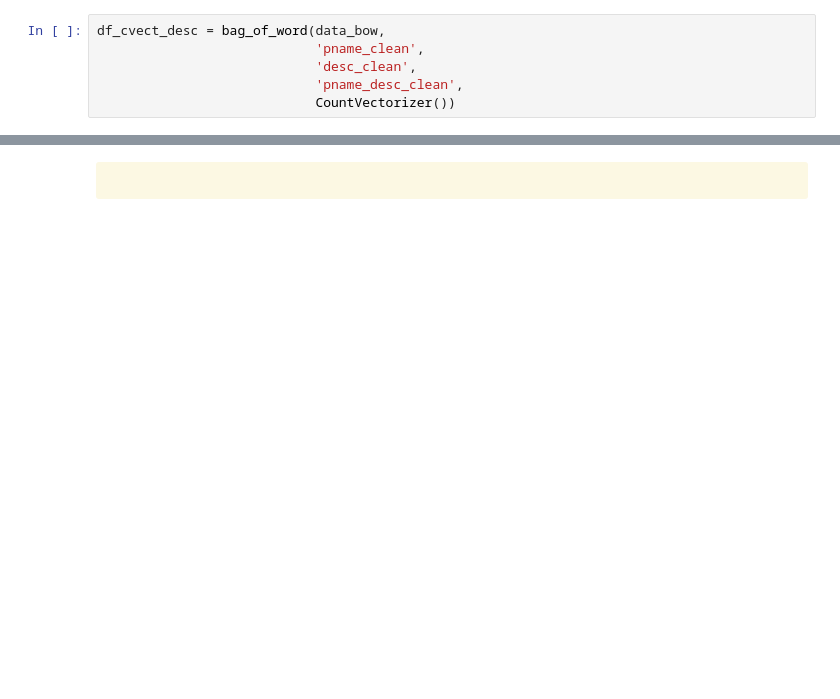
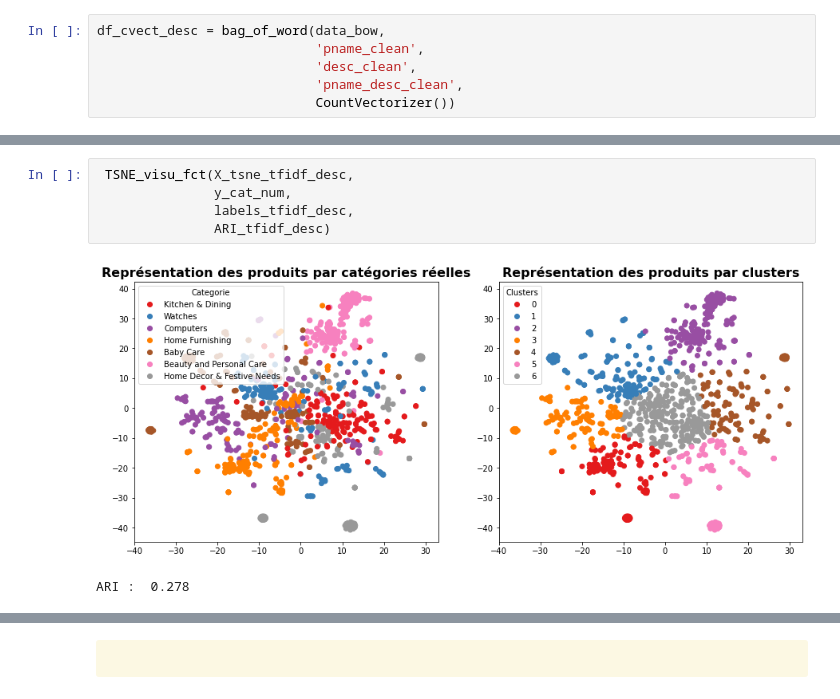
Before and after one commit to Milie-Mimi/OC_DS_Project6, a Jupyter notebook: GROSCHENE_Emilie_1_notebook_012023.ipynb, the cells around one changed output, grey strips where cells are left out. Drawn from its saved outputs; the diff is of its cells as text; blank space fills up the shorter version.

```diff
--- a/GROSCHENE_Emilie_1_notebook_012023.ipynb
+++ b/GROSCHENE_Emilie_1_notebook_012023.ipynb
@@ -1623,0 +1677,8 @@ poids=frequence du n-gram × idf(n-gramme)
+# %%
+ TSNE_visu_fct(X_tsne_tfidf_desc,
+               y_cat_num,
+               labels_tfidf_desc,
+               ARI_tfidf_desc)
+# %% [output]
+[figure, added]
+ARI :  0.278
```
Also changed, not shown: parts of 63 cells of this notebook.
